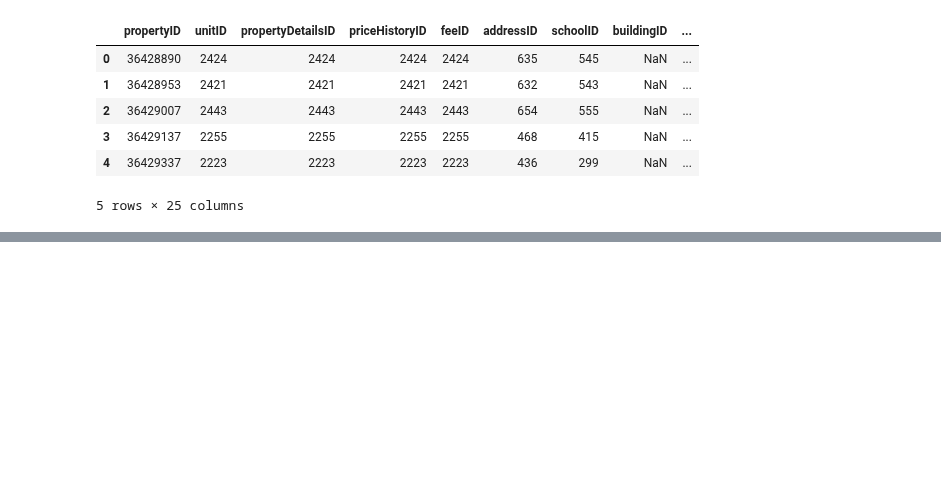
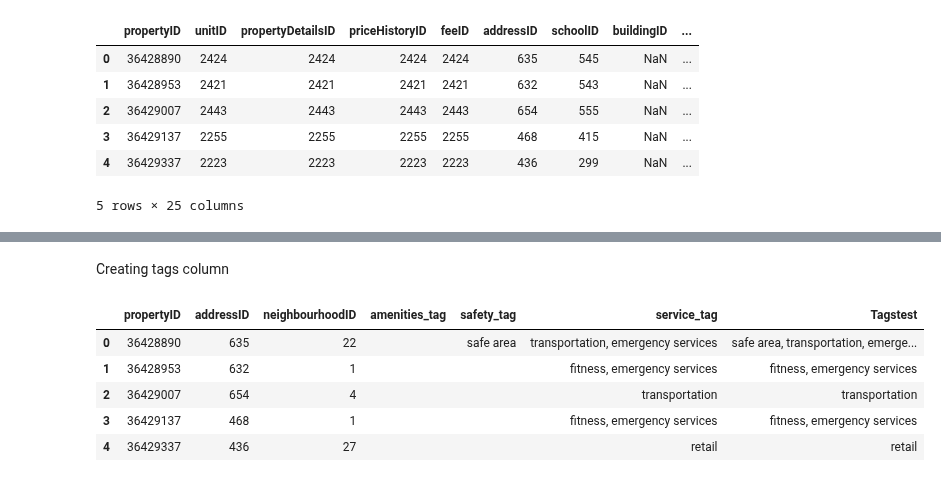
Before and after one commit to oisintheginger/mscfinalproject, a Jupyter notebook: Documents/Stephen_Workspace/Tagging System.ipynb, the cells around one changed output, grey strips where cells are left out. Drawn from its saved outputs; the diff is of its cells as text; code cells hidden in the pictures; blank space fills up the shorter version.

Commit message:
creating a test tags column
Creating a test tags column to view the structure

```diff
--- a/Documents/Stephen_Workspace/Tagging System.ipynb
+++ b/Documents/Stephen_Workspace/Tagging System.ipynb
@@ -688,0 +691,8 @@ Updated_Tagstable.head()
+# %%
+# List of columns to drop
+columns_to_drop = ['priceHistoryID', 'unitID', 'propertyDetailsID', 'feeID', 'schoolID', 'buildingID', 'overview', 'price', 'bathrooms', 'bathroomsFull', 'bathroomsHalf', 'bedrooms', 'livingArea', 'homeType', 'homeStatus', 'datePosted', 'rentEstimate', 'availableFrom', 'availableNow','bathroomsFull' ]
+
+# Dropping the columns
+Updated_Tagstable = Updated_Tagstable.drop(columns=columns_to_drop)
+
+Updated_Tagstable.head()
@@ -688,0 +706,16 @@ Updated_Tagstable.head()
+# %% [markdown]
+Creating tags column
+# %%
+# Combine individual tags into a single 'tags' column
+Updated_Tagstable['Tagstest'] = Updated_Tagstable[['amenities_tag','safety_tag', 'service_tag' ]].apply(lambda x: ', '.join(filter(None, x)), axis=1)
+
+# Updated_Tagstable.to_csv("Updated_Tagstable.csv", index=False)
+# %%
+Updated_Tagstable.head()
+# %% [output]
+|  | propertyID | addressID | neighbourhoodID | amenities_tag | safety_tag | service_tag | Tagstest |
+| 0 | 36428890 | 635 | 22 |  | safe area | transportation, emergency services | safe area, transportation, emerge... |
+| 1 | 36428953 | 632 | 1 |  |  | fitness, emergency services | fitness, emergency services |
+| 2 | 36429007 | 654 | 4 |  |  | transportation | transportation |
+| 3 | 36429137 | 468 | 1 |  |  | fitness, emergency services | fitness, emergency services |
+| 4 | 36429337 | 436 | 27 |  |  | retail | retail |
```
Also changed, not shown: parts of 3 cells of this notebook.
